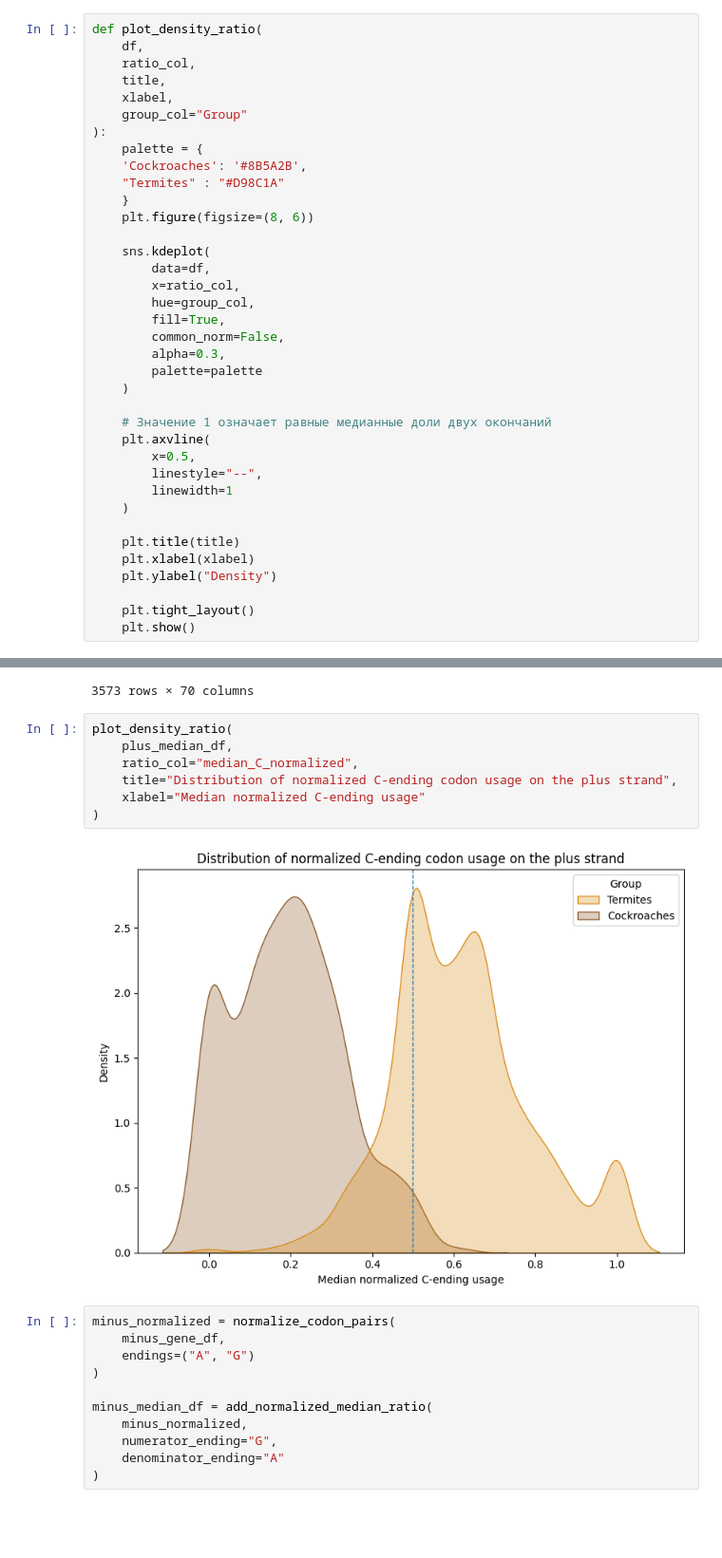
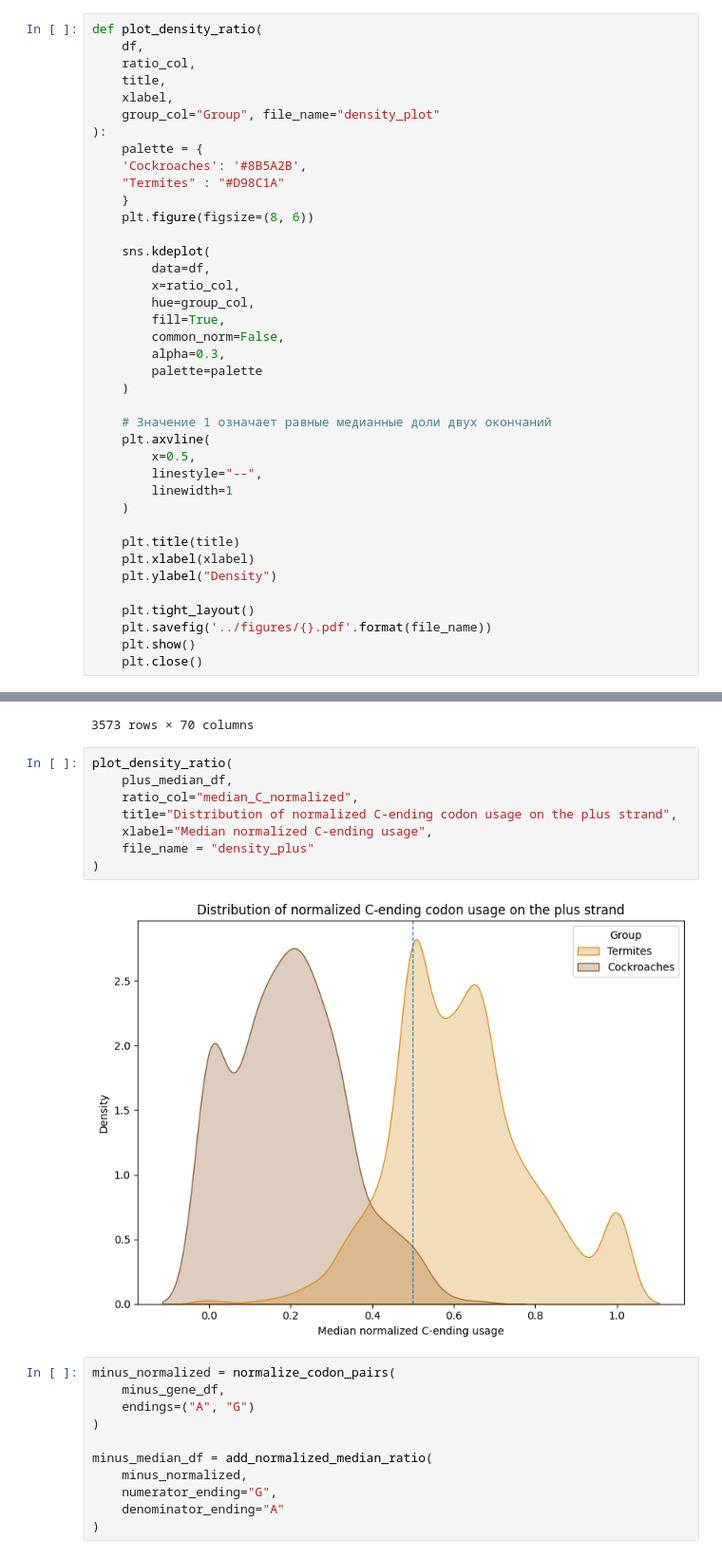
Before and after one commit to mitoclub/mutspec_insecta_paper, a Jupyter notebook: cod/codon_usage.ipynb, the cells around one changed output, grey strips where cells are left out. Shown at 95% size. Drawn from its saved outputs; the diff is of its cells as text; blank space fills up the shorter version.

```diff
--- a/cod/codon_usage.ipynb
+++ b/cod/codon_usage.ipynb
@@ -2050,7 +2050,7 @@ def plot_density_ratio(
     ratio_col,
     title,
     xlabel,
-    group_col="Group"
+    group_col="Group", file_name="density_plot"
 ):
     palette = {
     'Cockroaches': '#8B5A2B',
@@ -2080,7 +2080,9 @@ def plot_density_ratio(
     plt.ylabel("Density")
 
     plt.tight_layout()
+    plt.savefig('../figures/{}.pdf'.format(file_name))
     plt.show()
+    plt.close()
 # %%
 plus_normalized = normalize_codon_pairs(
     plus_gene_df,
@@ -2111,12 +2113,13 @@ plus_median_df
 # %%
 plot_density_ratio(
     plus_median_df,
     ratio_col="median_C_normalized",
     title="Distribution of normalized C-ending codon usage on the plus strand",
-    xlabel="Median normalized C-ending usage"
+    xlabel="Median normalized C-ending usage",
+    file_name = "density_plus"
 )
 # %% [output]
-[figure, old version]
+[figure, new version]
 # %%
 minus_normalized = normalize_codon_pairs(
     minus_gene_df,
```
Also changed, not shown: parts of 23 cells of this notebook, 3 other files.
